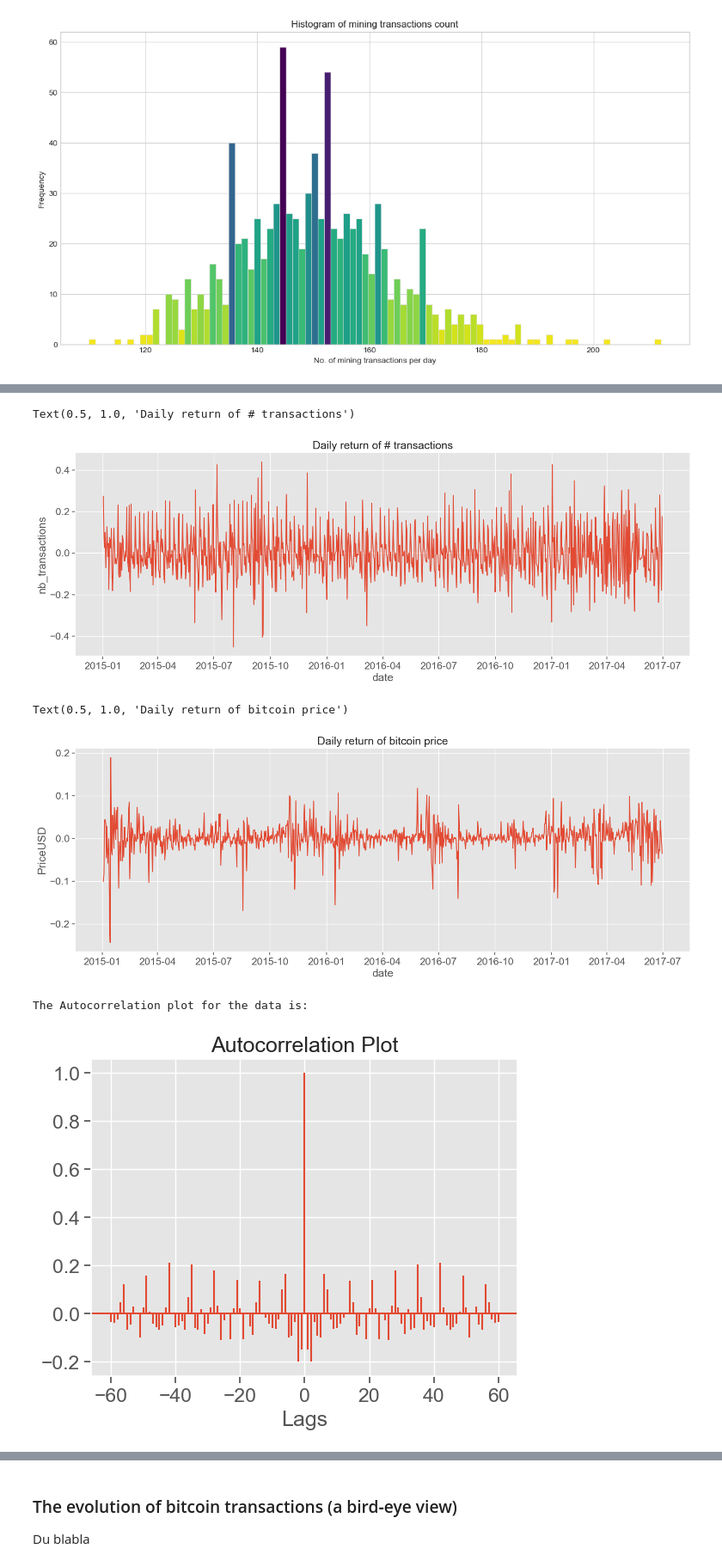
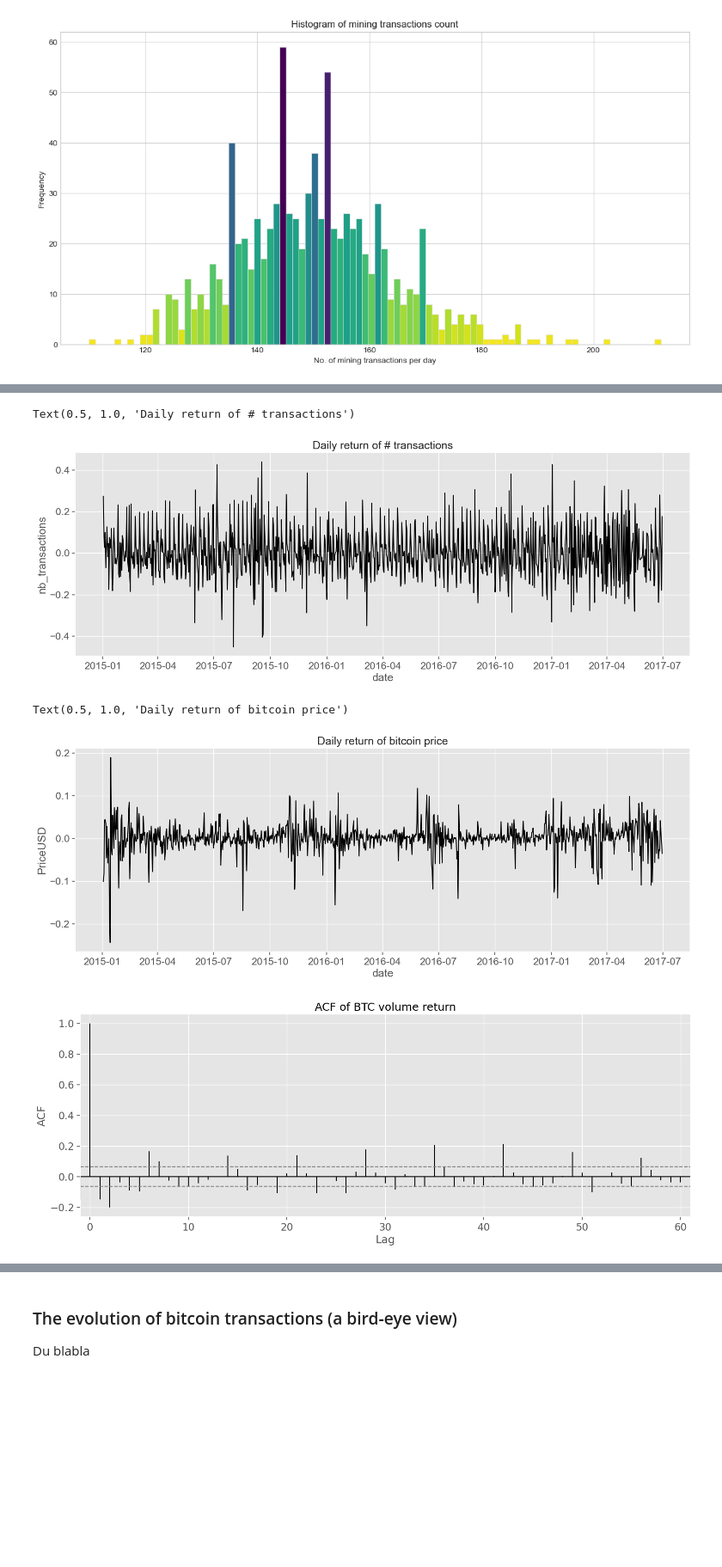
Before and after one commit to trsdimi/big-data, a Jupyter notebook: main.ipynb, the cells around one changed output, grey strips where cells are left out. Shown: that part at 86% size. Cells and saved outputs as stored; diff of their text form; code cells hidden in the pictures; blank space fills up the shorter version.

Commit message:
all ACF plots added

```diff
--- a/main.ipynb
+++ b/main.ipynb
@@ -164,10 +164,10 @@ Text(0.5, 1.0, 'Daily return of BTC volume')
 # %%
 plt.subplots(figsize=(18, 6))
-sns.lineplot(x='date', y=np.log(global_data.nb_transactions).diff(1).shift(0), data=global_data)
+sns.lineplot(x='date', y=np.log(global_data.nb_transactions).diff(1).shift(0), data=global_data, color='black')
 plt.title('Daily return of # transactions')
 # %% [output]
 Text(0.5, 1.0, 'Daily return of # transactions')
-[figure, old version]
+[figure, new version]
 # %%
 # load bitcoin price data
 external_data = pd.read_csv('egc2024/timeseries/external.csv')
@@ -178,30 +178,34 @@ external_data.date = pd.to_datetime(external_data.date)
 
 # calculate the log returns of the bitcoin price
 plt.subplots(figsize=(18, 6))
-sns.lineplot(x='date', y=np.log(external_data.PriceUSD).diff(1).shift(0), data=external_data)
+sns.lineplot(x='date', y=np.log(external_data.PriceUSD).diff(1).shift(0), data=external_data, color='black')
 plt.title('Daily return of bitcoin price')
 # %% [output]
 Text(0.5, 1.0, 'Daily return of bitcoin price')
-[figure, old version]
+[figure, new version]
 # %%
 data = np.log(global_data.volume_without_self).diff(1).shift(0).to_numpy()
 data[0] = 0
-# Data for which we plot Autocorrelation.
 
-# Adding plot title.
-plt.title("Autocorrelation Plot")
+plt.subplots(figsize=(18, 6))
 
-# Providing x-axis name.
-plt.xlabel("Lags")
+# adding plot annotations
+plt.title('ACF of BTC volume return')
+plt.ylabel('ACF')
+plt.xlabel('Lag')
 
-# Plotting the Autocorrelation plot.
-plt.acorr(data, maxlags = 60, usevlines= True)
+# plotting the Autocorrelation plot
+plt.acorr(data, maxlags = 60, usevlines= True, color='black')
+plt.xlim([-1, 61])
 
-# Displaying the plot.
-print("The Autocorrelation plot for the data is:")
+# adding the dotted line for 95% confidence interval
+ci = 1.96 / np.sqrt(len(data))
+plt.axhline(y=ci, linestyle='--', color='gray')
+plt.axhline(y=-ci, linestyle='--', color='gray')
+
+# displaying the plot
 plt.grid(True)
 
 plt.show()
 # %% [output]
-The Autocorrelation plot for the data is:
-[figure, old version]
+[figure, new version]
```
Also changed, not shown: parts of 6 cells of this notebook.
